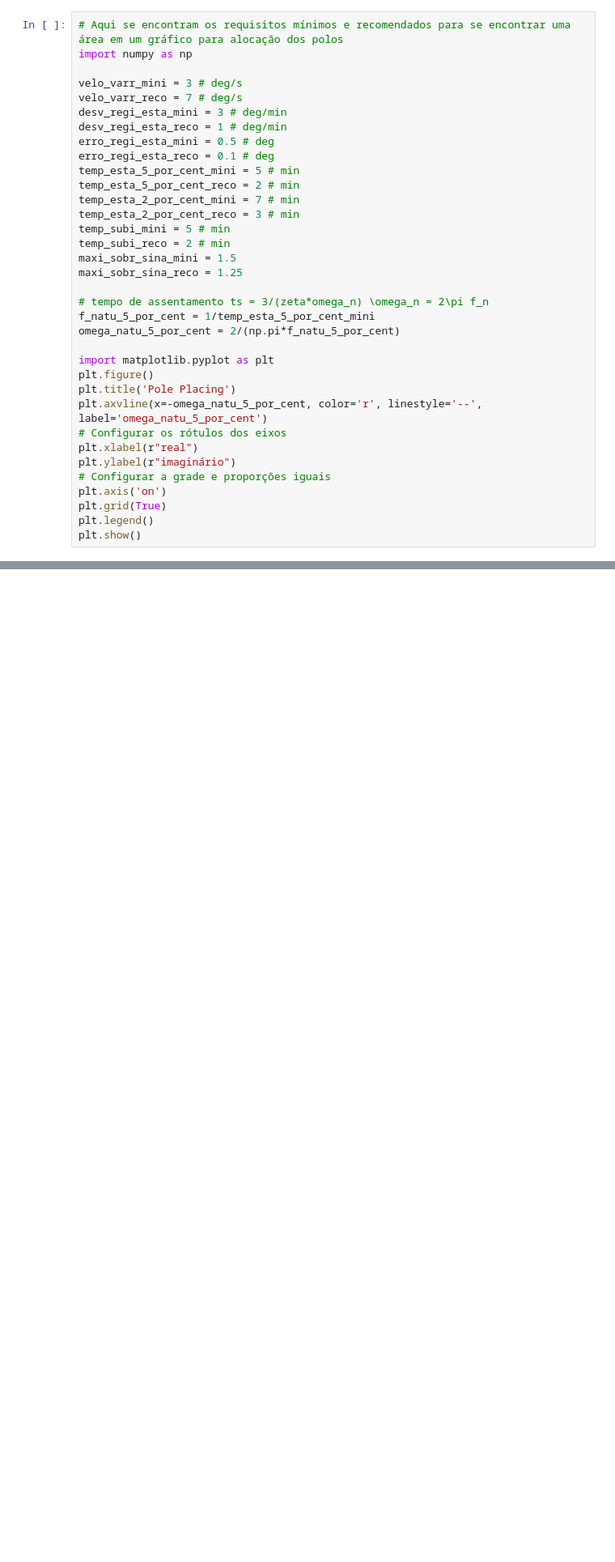
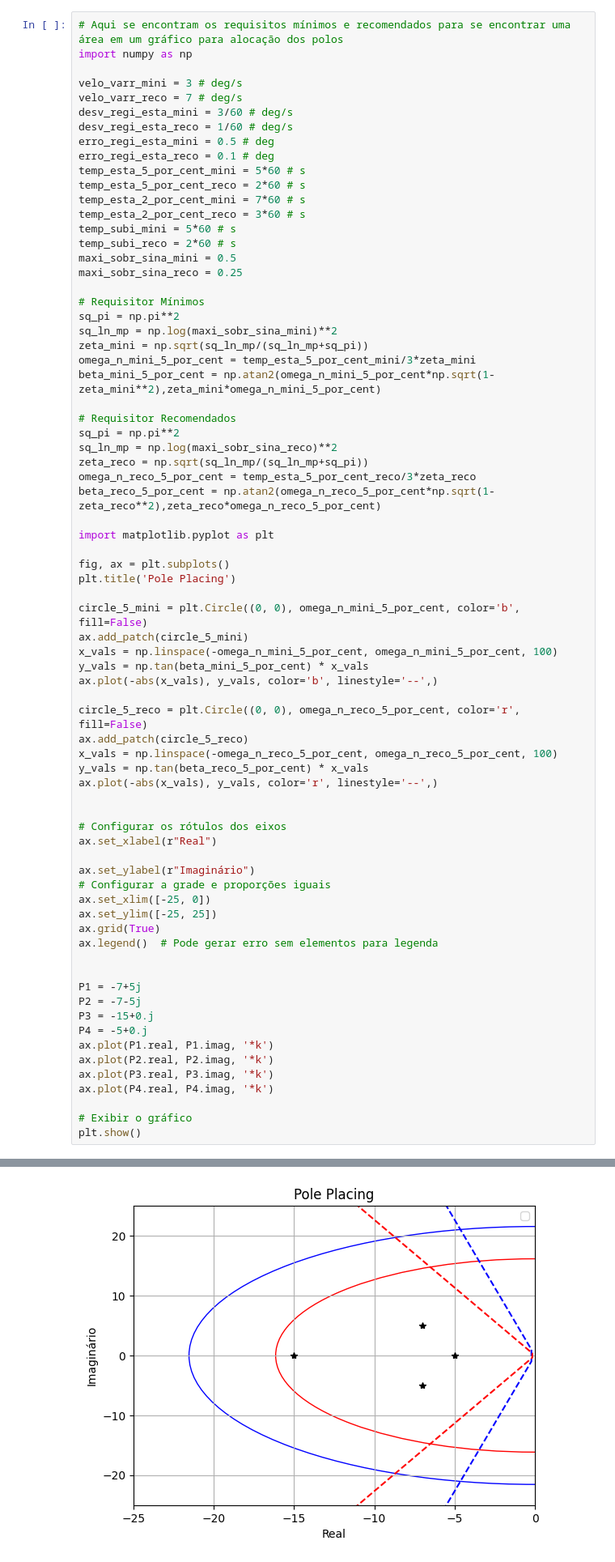
Before and after one commit to gabrielcte/labVirt_ws, a Jupyter notebook: control_requiriments.ipynb, the cells around one changed output, grey strips where cells are left out. Shown at 81% size. Drawn from its saved outputs; the diff is of its cells as text; blank space fills up the shorter version.

Commit message:
Correção utilizando os polos encontrados pela análise de requisitos
Signed-off-by: Gabriel Alves Silva <gabriel_cte@outlook.com>

```diff
--- a/control_requiriments.ipynb
+++ b/control_requiriments.ipynb
@@ -29,33 +29,71 @@ import numpy as np
 
 velo_varr_mini = 3 # deg/s
 velo_varr_reco = 7 # deg/s
-desv_regi_esta_mini = 3 # deg/min
-desv_regi_esta_reco = 1 # deg/min
+desv_regi_esta_mini = 3/60 # deg/s
+desv_regi_esta_reco = 1/60 # deg/s
 erro_regi_esta_mini = 0.5 # deg
 erro_regi_esta_reco = 0.1 # deg
-temp_esta_5_por_cent_mini = 5 # min
-temp_esta_5_por_cent_reco = 2 # min
-temp_esta_2_por_cent_mini = 7 # min
-temp_esta_2_por_cent_reco = 3 # min
-temp_subi_mini = 5 # min
-temp_subi_reco = 2 # min
-maxi_sobr_sina_mini = 1.5
-maxi_sobr_sina_reco = 1.25
+temp_esta_5_por_cent_mini = 5*60 # s
+temp_esta_5_por_cent_reco = 2*60 # s
+temp_esta_2_por_cent_mini = 7*60 # s
+temp_esta_2_por_cent_reco = 3*60 # s
+temp_subi_mini = 5*60 # s
+temp_subi_reco = 2*60 # s
+maxi_sobr_sina_mini = 0.5
+maxi_sobr_sina_reco = 0.25
 
-# tempo de assentamento ts = 3/(zeta*omega_n) \omega_n = 2\pi f_n
-f_natu_5_por_cent = 1/temp_esta_5_por_cent_mini
-omega_natu_5_por_cent = 2/(np.pi*f_natu_5_por_cent)
+# Requisitor Mínimos
+sq_pi = np.pi**2
+sq_ln_mp = np.log(maxi_sobr_sina_mini)**2
+zeta_mini = np.sqrt(sq_ln_mp/(sq_ln_mp+sq_pi))
+omega_n_mini_5_por_cent = temp_esta_5_por_cent_mini/3*zeta_mini
+beta_mini_5_por_cent = np.atan2(omega_n_mini_5_por_cent*np.sqrt(1-zeta_mini**2),zeta_mini*omega_n_mini_5_por_cent)
+
+# Requisitor Recomendados
+sq_pi = np.pi**2
+sq_ln_mp = np.log(maxi_sobr_sina_reco)**2
+zeta_reco = np.sqrt(sq_ln_mp/(sq_ln_mp+sq_pi))
+omega_n_reco_5_por_cent = temp_esta_5_por_cent_reco/3*zeta_reco
+beta_reco_5_por_cent = np.atan2(omega_n_reco_5_por_cent*np.sqrt(1-zeta_reco**2),zeta_reco*omega_n_reco_5_por_cent)
 
 import matplotlib.pyplot as plt
-plt.figure()
+
+fig, ax = plt.subplots()
 plt.title('Pole Placing')
-plt.axvline(x=-omega_natu_5_por_cent, color='r', linestyle='--', label='omega_natu_5_por_cent')
+
+circle_5_mini = plt.Circle((0, 0), omega_n_mini_5_por_cent, color='b', fill=False)
+ax.add_patch(circle_5_mini)
+x_vals = np.linspace(-omega_n_mini_5_por_cent, omega_n_mini_5_por_cent, 100)
+y_vals = np.tan(beta_mini_5_por_cent) * x_vals
+ax.plot(-abs(x_vals), y_vals, color='b', linestyle='--',)
+
+circle_5_reco = plt.Circle((0, 0), omega_n_reco_5_por_cent, color='r', fill=False)
+ax.add_patch(circle_5_reco)
+x_vals = np.linspace(-omega_n_reco_5_por_cent, omega_n_reco_5_por_cent, 100)
+y_vals = np.tan(beta_reco_5_por_cent) * x_vals
+ax.plot(-abs(x_vals), y_vals, color='r', linestyle='--',)
+
+
 # Configurar os rótulos dos eixos
-plt.xlabel(r"real")
-plt.ylabel(r"imaginário")
+ax.set_xlabel(r"Real")
+
+ax.set_ylabel(r"Imaginário")
 # Configurar a grade e proporções iguais
-plt.axis('on')
-plt.grid(True)
-plt.legend()
+ax.set_xlim([-25, 0])
+ax.set_ylim([-25, 25])
+ax.grid(True)
+ax.legend()  # Pode gerar erro sem elementos para legenda
+
+
+P1 = -7+5j
+P2 = -7-5j
+P3 = -15+0.j
+P4 = -5+0.j
+ax.plot(P1.real, P1.imag, '*k')
+ax.plot(P2.real, P2.imag, '*k')
+ax.plot(P3.real, P3.imag, '*k')
+ax.plot(P4.real, P4.imag, '*k')
+
+# Exibir o gráfico
 plt.show()
 # %% [output]
@@ -66,0 +100 @@ ParseFatalException: Double subscript, found 'u'  (at char 10), (line:1, col:11)
+[figure, added]
```
Also changed, not shown: parts of 1 cell of this notebook, 1 other file.
